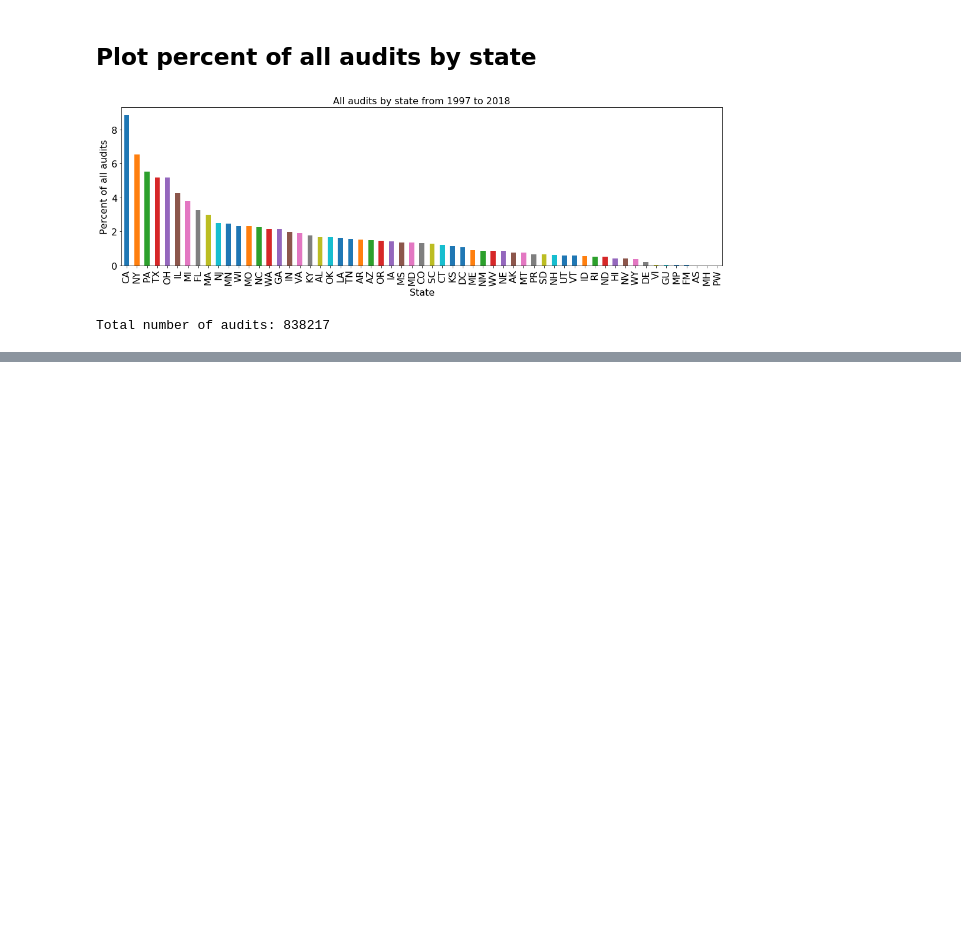
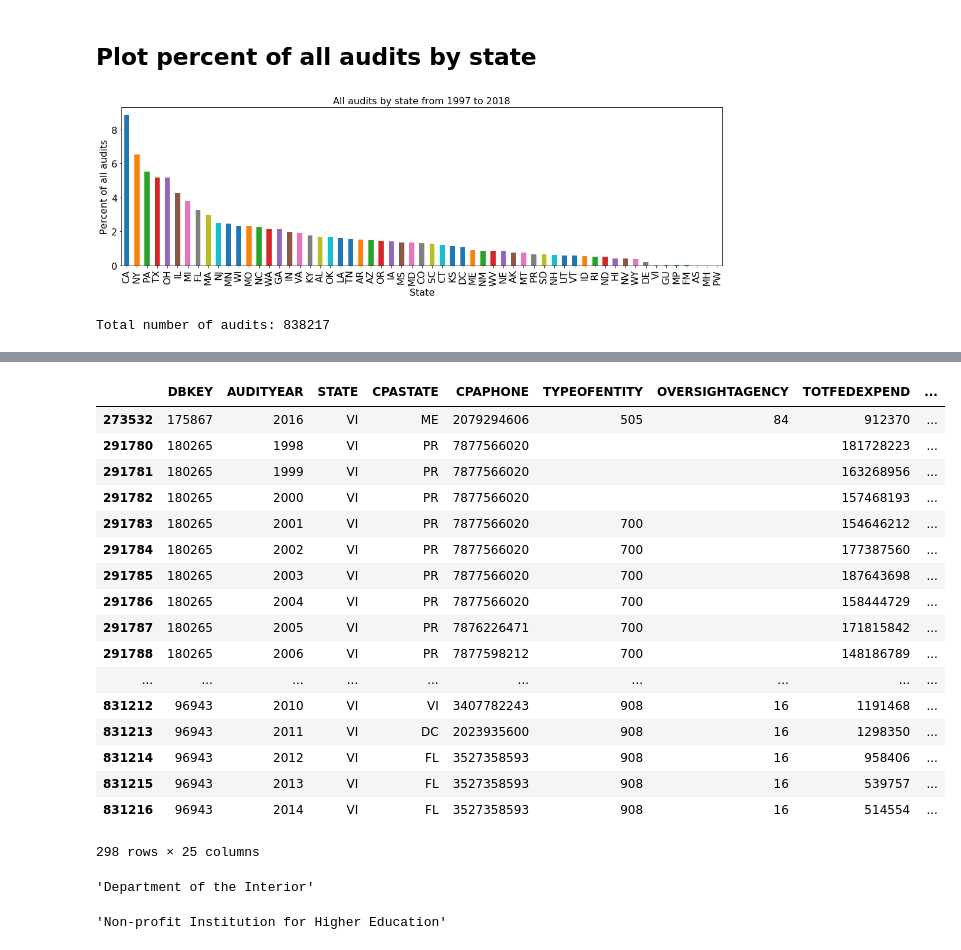
Before and after one commit to ihwang/fac, a Jupyter notebook: general_trends.ipynb, the cells around one changed output, grey strips where cells are left out. Drawn from its saved outputs; the diff is of its cells as text; code cells hidden in the pictures; blank space fills up the shorter version.

```diff
--- a/general_trends.ipynb
+++ b/general_trends.ipynb
@@ -88,0 +116,29 @@ KeyError: "['X'] not in index"
+# %%
+df_general[df_general['STATE']=='VI']
+# %% [output]
+|  | DBKEY | AUDITYEAR | STATE | CPASTATE | CPAPHONE | TYPEOFENTITY | OVERSIGHTAGENCY | TOTFEDEXPEND | ... |
+| 273532 | 175867 | 2016 | VI | ME | 2079294606 | 505 | 84 | 912370 | ... |
+| 291780 | 180265 | 1998 | VI | PR | 7877566020 |  |  | 181728223 | ... |
+| 291781 | 180265 | 1999 | VI | PR | 7877566020 |  |  | 163268956 | ... |
+| 291782 | 180265 | 2000 | VI | PR | 7877566020 |  |  | 157468193 | ... |
+| 291783 | 180265 | 2001 | VI | PR | 7877566020 | 700 |  | 154646212 | ... |
+| 291784 | 180265 | 2002 | VI | PR | 7877566020 | 700 |  | 177387560 | ... |
+| 291785 | 180265 | 2003 | VI | PR | 7877566020 | 700 |  | 187643698 | ... |
+| 291786 | 180265 | 2004 | VI | PR | 7877566020 | 700 |  | 158444729 | ... |
+| 291787 | 180265 | 2005 | VI | PR | 7876226471 | 700 |  | 171815842 | ... |
+| 291788 | 180265 | 2006 | VI | PR | 7877598212 | 700 |  | 148186789 | ... |
+| ... | ... | ... | ... | ... | ... | ... | ... | ... | ... |
+| 831212 | 96943 | 2010 | VI | VI | 3407782243 | 908 | 16 | 1191468 | ... |
+| 831213 | 96943 | 2011 | VI | DC | 2023935600 | 908 | 16 | 1298350 | ... |
+| 831214 | 96943 | 2012 | VI | FL | 3527358593 | 908 | 16 | 958406 | ... |
+| 831215 | 96943 | 2013 | VI | FL | 3527358593 | 908 | 16 | 539757 | ... |
+| 831216 | 96943 | 2014 | VI | FL | 3527358593 | 908 | 16 | 514554 | ... |
+298 rows × 25 columns
+# %%
+agency_dict['15']
+# %% [output]
+'Department of the Interior'
+# %%
+entity_dict['904']
+# %% [output]
+'Non-profit Institution for Higher Education'
```
Also changed, not shown: parts of 3 cells of this notebook, 1 other file.
